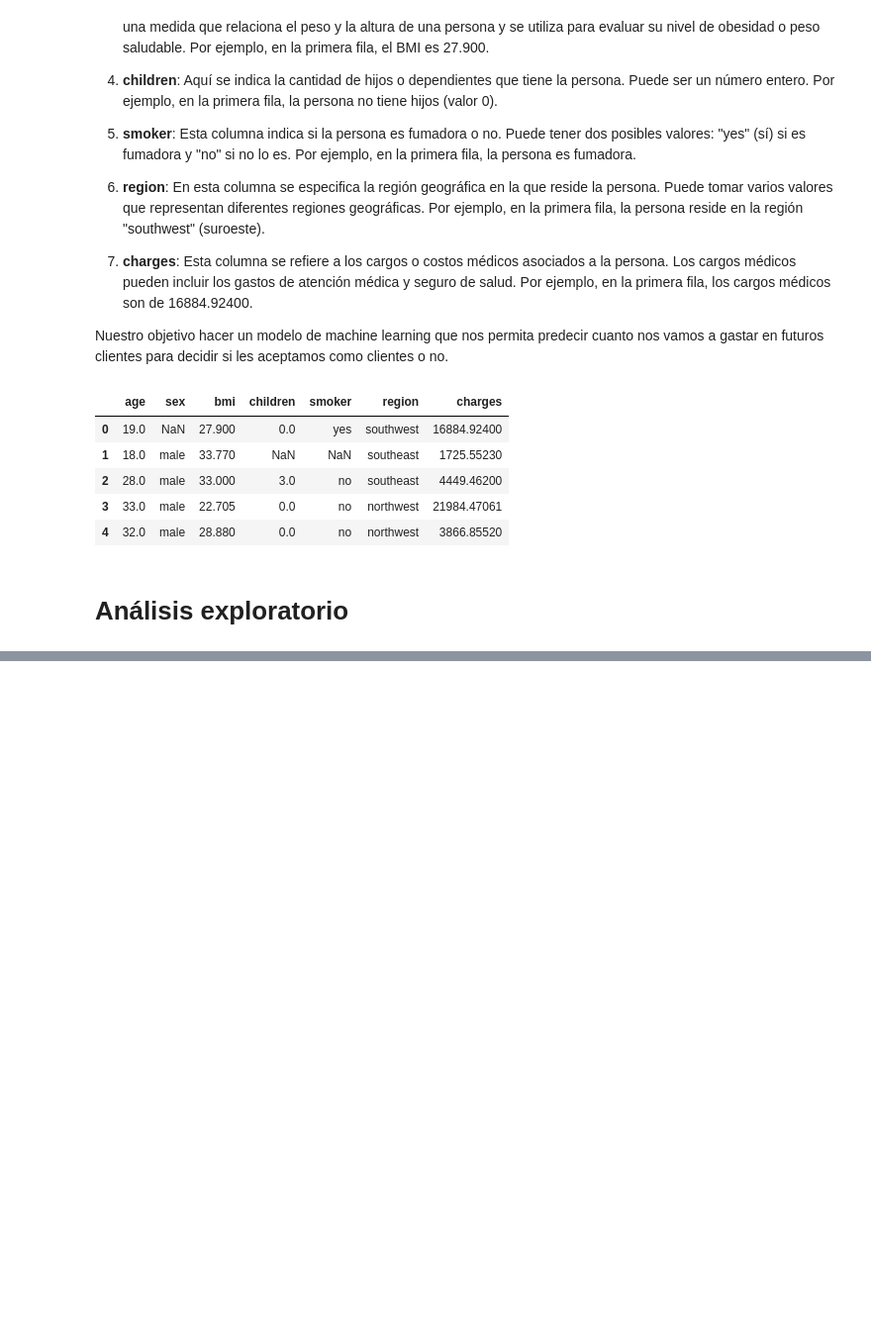
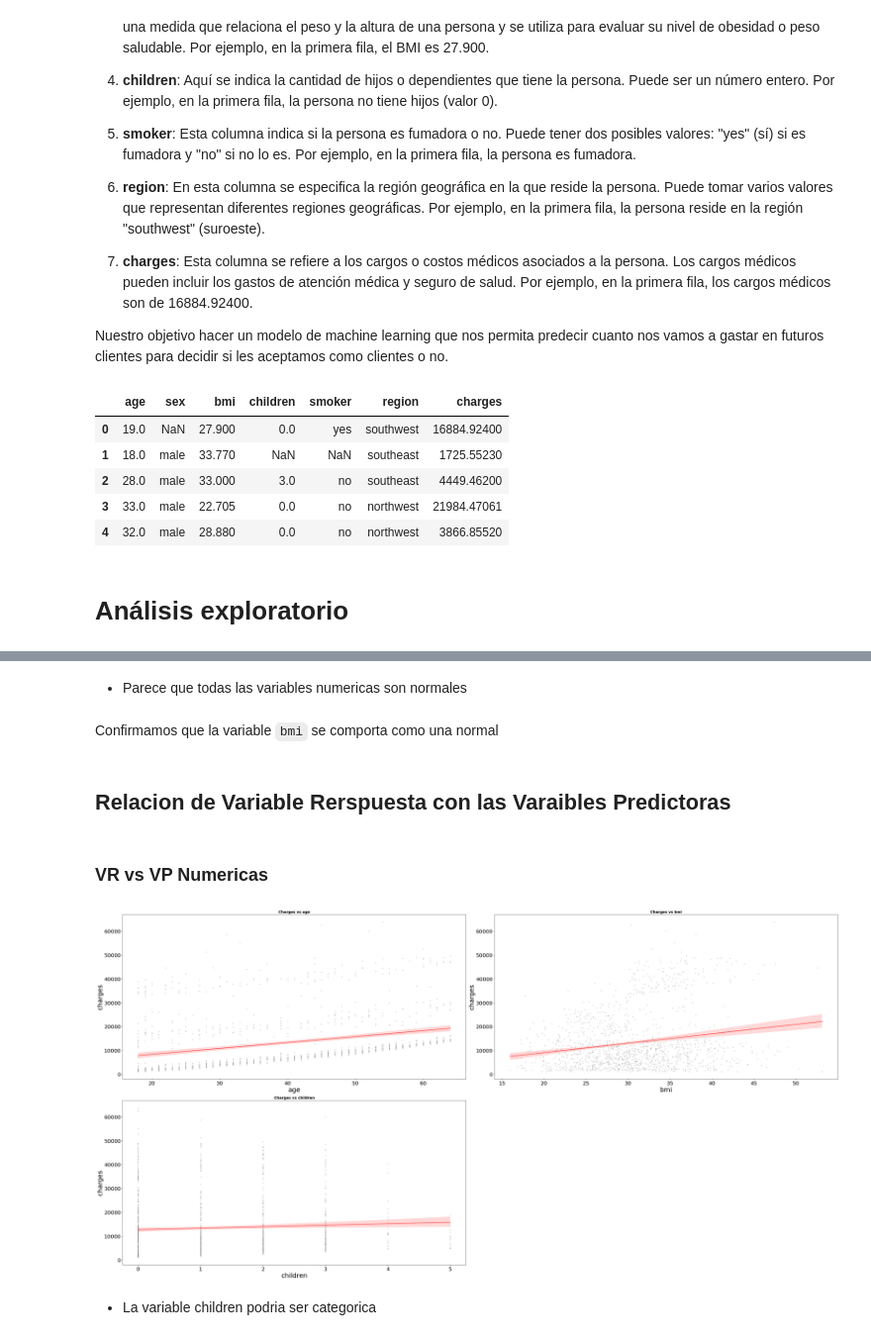
Before and after one commit to Ironhack-Data-Madrid-PartTime-May22/apuntes_clases, a Jupyter notebook: semana-16/16.2-Ejemplo_preprocesamiento.ipynb, the cells around one changed output, grey strips where cells are left out. Shown at 99% size. Cells and saved outputs as stored; diff of their text form; code cells hidden in the pictures; blank space fills up the shorter version.

```diff
--- a/semana-16/16.2-Ejemplo_preprocesamiento.ipynb
+++ b/semana-16/16.2-Ejemplo_preprocesamiento.ipynb
@@ -87,0 +206,38 @@ df.head()
+# %% [markdown]
+- Parece que todas las variables numericas son normales
+# %% [markdown]
+Confirmamos que la variable `bmi` se comporta como una normal
+# %% [markdown]
+## Relacion de Variable Rerspuesta con las Varaibles Predictoras
+# %% [markdown]
+###  VR vs VP Numericas
+# %%
+fig, axes = plt.subplots(nrows = 2, ncols = 2, figsize = (40, 20))
+
+
+axes = axes.flat
+
+columnas_numeric = df.select_dtypes(include = np.number).columns
+columnas_numeric = columnas_numeric.drop("charges")
+
+for i, colum in enumerate(columnas_numeric):
+    sns.regplot(
+        x = df[colum],
+        y = df["charges"],
+        color = "gray",
+        marker = ".",
+        scatter_kws = {"alpha": 0.4, "s":20 },
+        line_kws = {"color": "red", "alpha": 0.7 },
+        ax = axes[i])
+
+    axes[i].set_title(f"Charges vs {colum}", fontsize = 14, fontweight = "bold")
+    axes[i].tick_params(labelsize = 20)
+    axes[i].set_xlabel(colum, fontsize = 25)
+    axes[i].set_ylabel( "charges", fontsize = 25)
+
+fig.tight_layout()
+fig.delaxes(axes[-1]);
+# %% [output]
+[figure, added]
+# %% [markdown]
+- La variable children podria ser categorica
```
Also changed, not shown: parts of 41 cells of this notebook.
